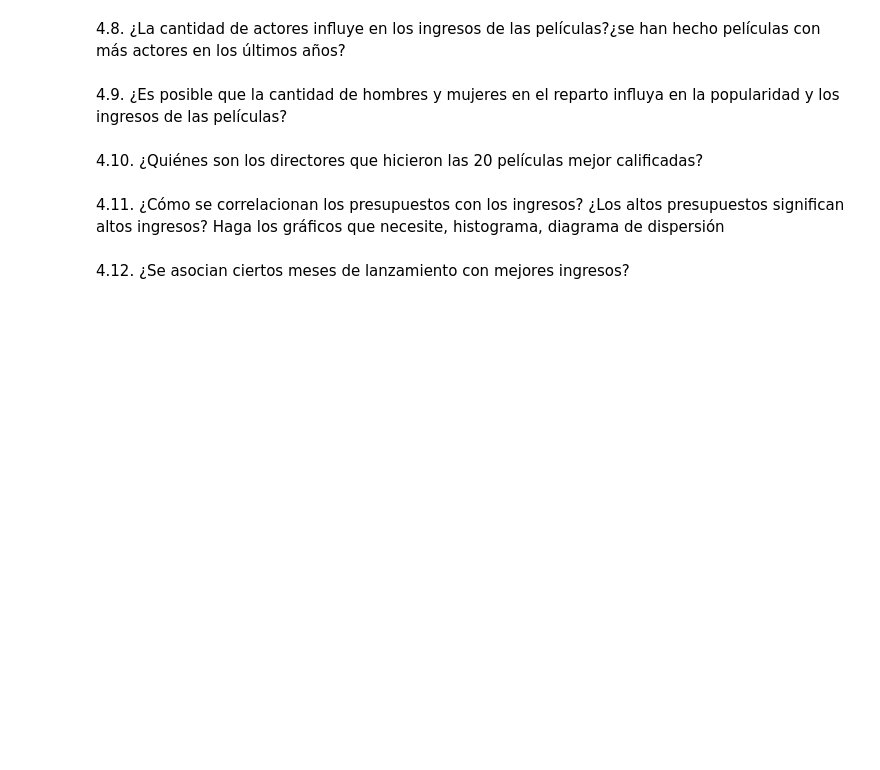
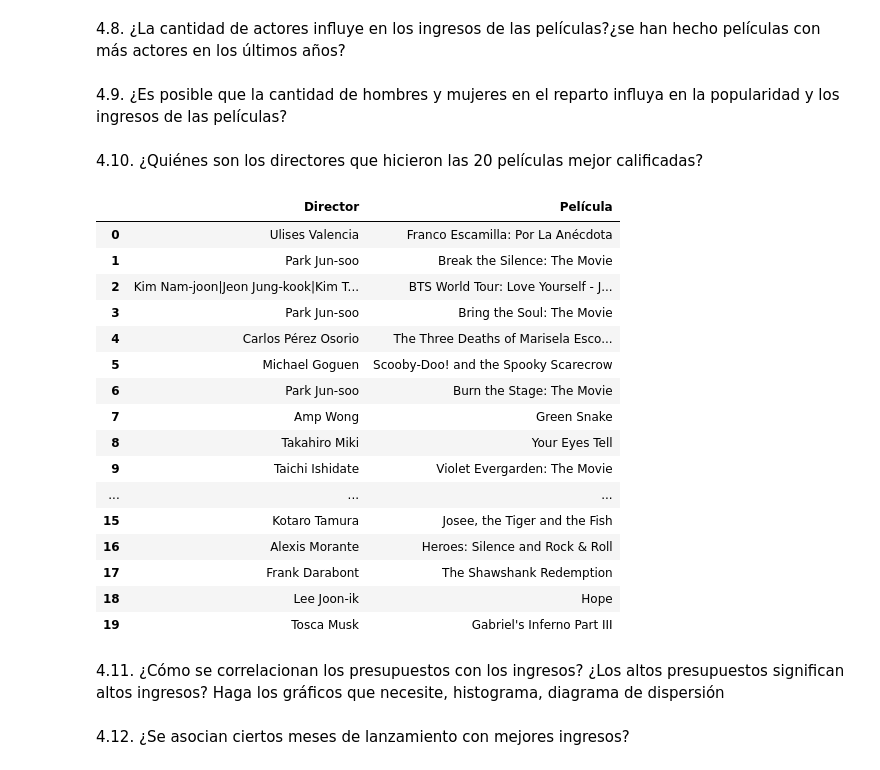
Before and after one commit to CamiR24/Lab1-Mineria, a Jupyter notebook: lab1.ipynb, the cells around one changed output. Cells and saved outputs as stored; diff of their text form; code cells hidden in the pictures; blank space fills up the shorter version.

```diff
--- a/lab1.ipynb
+++ b/lab1.ipynb
@@ -226,6 +226,42 @@ películas con más actores en los últimos años?
 popularidad y los ingresos de las películas?
 # %% [markdown]
 4.10. ¿Quiénes son los directores que hicieron las 20 películas mejor calificadas?
+# %%
+top_20_movies = (
+    data_filtrada
+    .sort_values(by="voteAvg", ascending=False)
+    .head(20)[["title", "director", "voteAvg", "voteCount"]]
+)
+
+listado_director_pelicula = (
+    top_20_movies
+    [["director", "title"]]
+    .rename(columns={
+        "director": "Director",
+        "title": "Película"
+    })
+    .reset_index(drop=True)
+)
+
+listado_director_pelicula
+# %% [output]
+|  | Director | Película |
+| 0 | Ulises Valencia | Franco Escamilla: Por La Anécdota |
+| 1 | Park Jun-soo | Break the Silence: The Movie |
+| 2 | Kim Nam-joon|Jeon Jung-kook|Kim T... | BTS World Tour: Love Yourself - J... |
+| 3 | Park Jun-soo | Bring the Soul: The Movie |
+| 4 | Carlos Pérez Osorio | The Three Deaths of Marisela Esco... |
+| 5 | Michael Goguen | Scooby-Doo! and the Spooky Scarecrow |
+| 6 | Park Jun-soo | Burn the Stage: The Movie |
+| 7 | Amp Wong | Green Snake |
+| 8 | Takahiro Miki | Your Eyes Tell |
+| 9 | Taichi Ishidate | Violet Evergarden: The Movie |
+| ... | ... | ... |
+| 15 | Kotaro Tamura | Josee, the Tiger and the Fish |
+| 16 | Alexis Morante | Heroes: Silence and Rock & Roll |
+| 17 | Frank Darabont | The Shawshank Redemption |
+| 18 | Lee Joon-ik | Hope |
+| 19 | Tosca Musk | Gabriel's Inferno Part III |
 # %% [markdown]
 4.11. ¿Cómo se correlacionan los presupuestos con los ingresos? ¿Los altos presupuestos significan altos ingresos? Haga los gráficos que necesite, histograma, diagrama de dispersión
 # %% [markdown]
```
Also changed, not shown: parts of 1 cell of this notebook.
